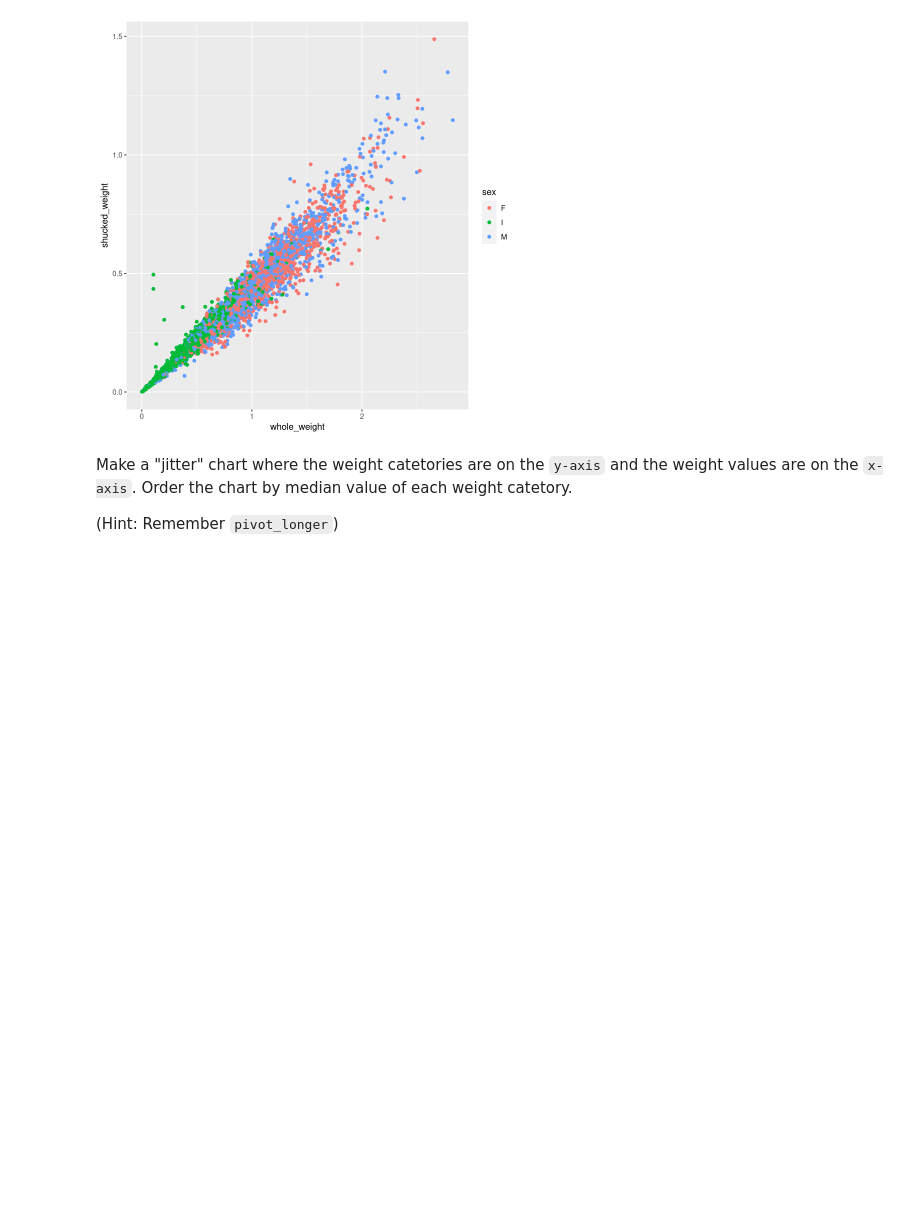
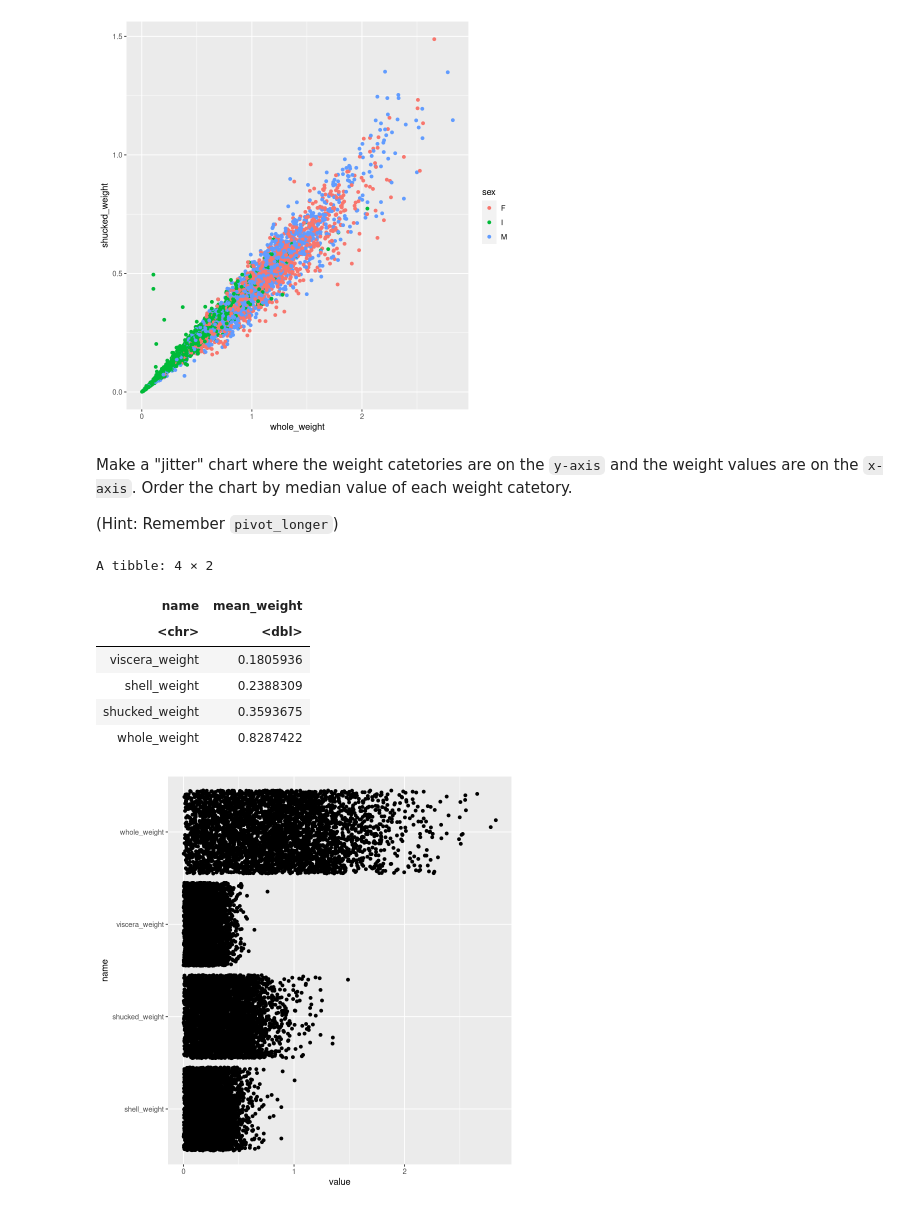
Before and after one commit to mbhatip/BIOS512-1, a Jupyter notebook: in-class-exercises/14/14_explore_abalone_data.ipynb, the cells around one changed output. Cells and saved outputs as stored; diff of their text form; code cells hidden in the pictures; blank space fills up the shorter version.

```diff
--- a/in-class-exercises/14/14_explore_abalone_data.ipynb
+++ b/in-class-exercises/14/14_explore_abalone_data.ipynb
@@ -73,3 +72,28 @@ p
 Make a "jitter" chart where the weight catetories are on the `y-axis` and the weight values are on the `x-axis`. Order the chart by median value of each weight catetory.
 
 (Hint: Remember `pivot_longer`)
+# %%
+df_abalone_pivot = df_abalone %>%
+    pivot_longer(cols = c(whole_weight, shucked_weight, shell_weight, viscera_weight))
+
+df_abalone_means = df_abalone_pivot %>%
+    group_by(name) %>%
+    summarize(mean_weight = mean(value), .groups = 'drop') %>%
+    arrange(mean_weight)
+
+df_abalone_means %>% head
+
+p = ggplot(df_abalone_pivot, aes(x = value, y = name))
+
+p = p + geom_point(position = position_jitter(width = 0, height = .45))
+
+p
+# %% [output]
+A tibble: 4 × 2
+| name | mean_weight |
+| <chr> | <dbl> |
+| viscera_weight | 0.1805936 |
+| shell_weight | 0.2388309 |
+| shucked_weight | 0.3593675 |
+| whole_weight | 0.8287422 |
+[figure, added]
```
Also changed, not shown: parts of 4 cells of this notebook, 8 other files.
